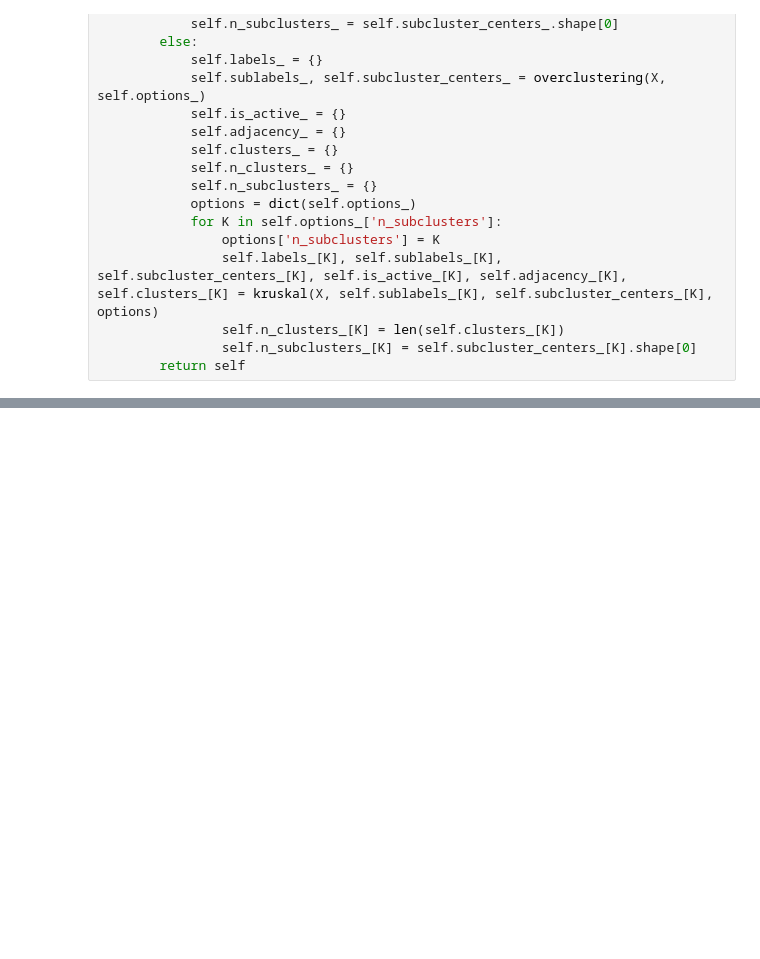
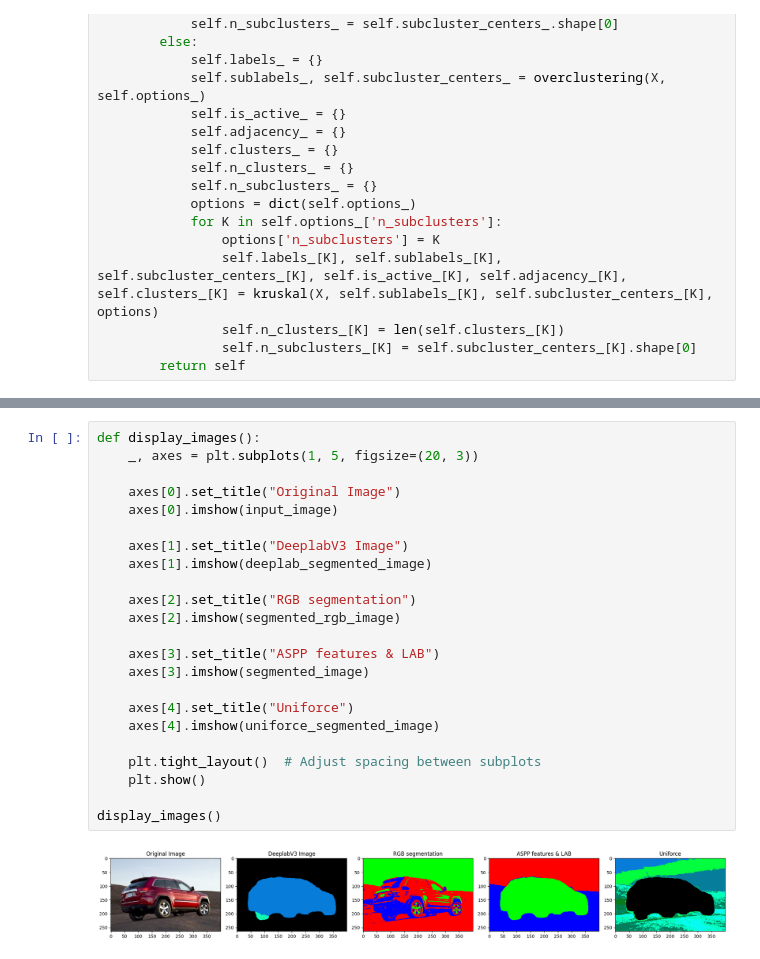
Before and after one commit to kandreou21/segmentation, a Jupyter notebook: DeepLabV3.ipynb, the cells around one changed output, grey strips where cells are left out. Cells and saved outputs as stored; diff of their text form; blank space fills up the shorter version.

```diff
--- a/DeepLabV3.ipynb
+++ b/DeepLabV3.ipynb
@@ -696,0 +656,25 @@ array([0, 1, 2])
+# %%
+def display_images():
+    _, axes = plt.subplots(1, 5, figsize=(20, 3))
+
+    axes[0].set_title("Original Image")
+    axes[0].imshow(input_image)
+
+    axes[1].set_title("DeeplabV3 Image")
+    axes[1].imshow(deeplab_segmented_image)
+
+    axes[2].set_title("RGB segmentation")
+    axes[2].imshow(segmented_rgb_image)
+
+    axes[3].set_title("ASPP features & LAB")
+    axes[3].imshow(segmented_image)
+
+    axes[4].set_title("Uniforce")
+    axes[4].imshow(uniforce_segmented_image)
+
+    plt.tight_layout()  # Adjust spacing between subplots
+    plt.show()
+
+display_images()
+# %% [output]
+[figure, added]
```
Also changed, not shown: parts of 12 cells of this notebook, 1 other file.
